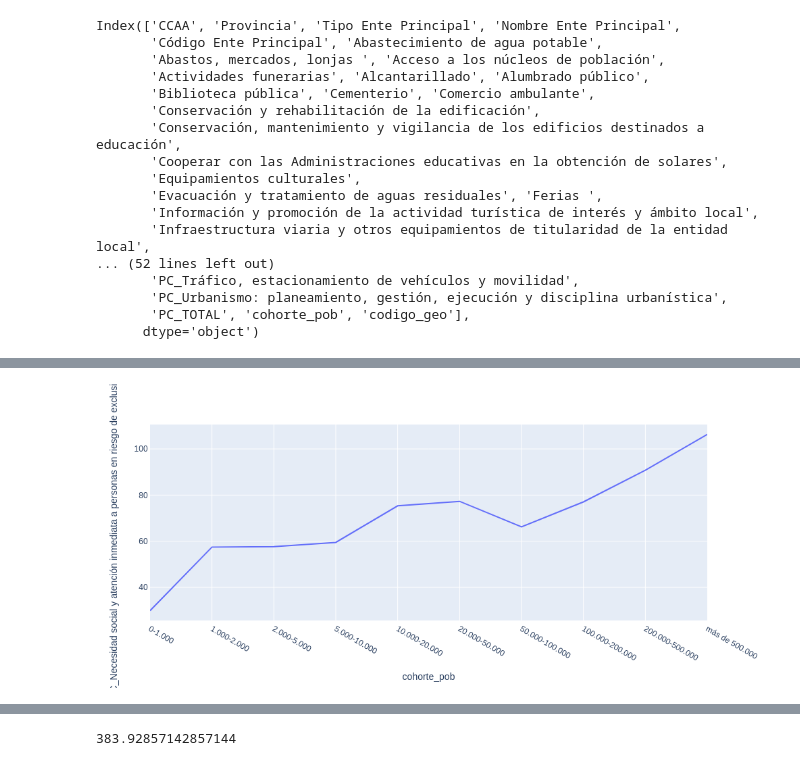
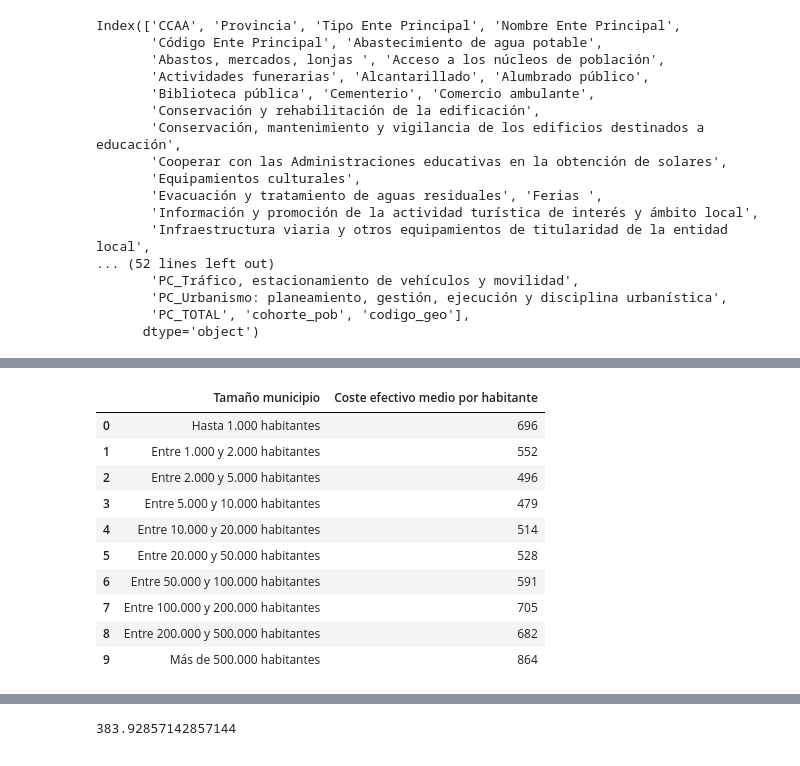
Before and after one commit to carpiero/DataTown, a Jupyter notebook: notebooks/Notebook_005.ipynb, the cells around one changed output, grey strips where cells are left out. Drawn from its saved outputs; the diff is of its cells as text; code cells hidden in the pictures.

```diff
--- a/notebooks/Notebook_005.ipynb
+++ b/notebooks/Notebook_005.ipynb
@@ -98,4 +137,22 @@ pivot
-# %%
-px.line(pivot, x="cohorte_pob", y=pc)
-# %% [output]
-[figure, removed]
+# %%
+df_table = {'Tamaño municipio': ['Hasta 1.000 habitantes','Entre 1.000 y 2.000 habitantes','Entre 2.000 y 5.000 habitantes',
+                                'Entre 5.000 y 10.000 habitantes','Entre 10.000 y 20.000 habitantes','Entre 20.000 y 50.000 habitantes',
+                                'Entre 50.000 y 100.000 habitantes ','Entre 100.000 y 200.000 habitantes ','Entre 200.000 y 500.000 habitantes',
+                                'Más de 500.000 habitantes'],'Coste efectivo medio por habitante':[696,552,496,479,514,528,591,705,682,864] }
+df_table = pd.DataFrame(data=df_table)
+
+
+
+df_table
+# %% [output]
+|  | Tamaño municipio | Coste efectivo medio por habitante |
+| 0 | Hasta 1.000 habitantes | 696 |
+| 1 | Entre 1.000 y 2.000 habitantes | 552 |
+| 2 | Entre 2.000 y 5.000 habitantes | 496 |
+| 3 | Entre 5.000 y 10.000 habitantes | 479 |
+| 4 | Entre 10.000 y 20.000 habitantes | 514 |
+| 5 | Entre 20.000 y 50.000 habitantes | 528 |
+| 6 | Entre 50.000 y 100.000 habitantes | 591 |
+| 7 | Entre 100.000 y 200.000 habitantes | 705 |
+| 8 | Entre 200.000 y 500.000 habitantes | 682 |
+| 9 | Más de 500.000 habitantes | 864 |
```
Also changed, not shown: parts of 7 cells of this notebook, 16 other files.
